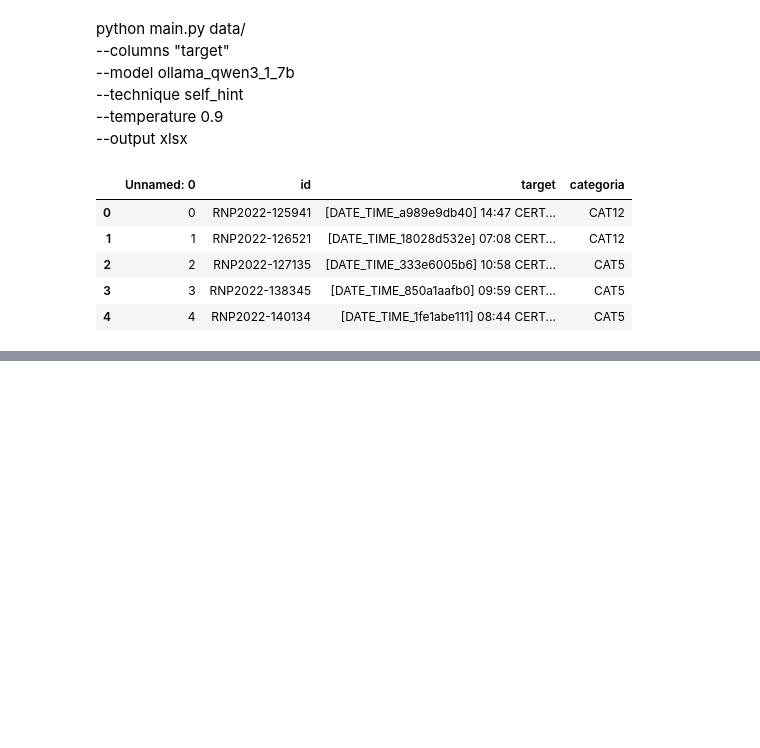
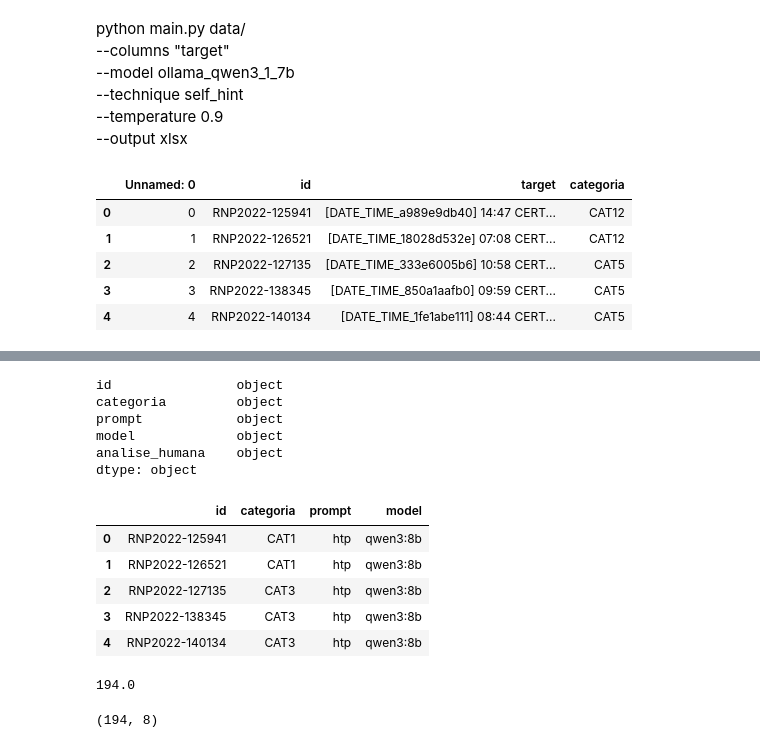
Before and after one commit to AILabs4All/FrameworkPE, a Jupyter notebook: teste_.ipynb, the cells around one changed output, grey strips where cells are left out. Saved outputs shown, nothing was run; the diff lists cells and outputs as text; code cells hidden in the pictures; blank space fills up the shorter version.

```diff
--- a/teste_.ipynb
+++ b/teste_.ipynb
@@ -176,0 +260,44 @@ pd.read_excel("data/5_incidentes.xlsx")
+# %%
+df_deepseek.dtypes
+# %% [output]
+id                object
+categoria         object
+prompt            object
+model             object
+analise_humana    object
+dtype: object
+# %%
+model_name = "qwen3:8b"
+df_htp_qwen = pd.read_excel(f"resultados_ollama_qwen3_8b_hypothesis_testing.xlsx")
+df_htp_qwen.drop_duplicates(subset='id', keep='first', inplace=True)
+df_htp_qwen["prompt"] = 'htp'
+df_php_qwen  = pd.read_excel(f"resultados_ollama_qwen3_8b_progressive_hint.xlsx")
+df_php_qwen.drop_duplicates(subset='id', keep='first', inplace=True)
+df_php_qwen["prompt"] = 'php'
+df_prp_qwen = pd.read_excel(f"resultados_ollama_qwen3_8b_progressive_rectification.xlsx")
+df_prp_qwen.drop_duplicates(subset='id', keep='first', inplace=True)
+df_prp_qwen["prompt"] = 'prp'
+df_shp_qwen =  pd.read_excel(f"resultados_ollama_qwen3_8b_self_hint.xlsx")
+df_shp_qwen.drop_duplicates(subset='id', keep='first', inplace=True)
+df_shp_qwen["prompt"] = 'shp'
+
+df_qwen3 = pd.concat([df_htp_qwen, df_php_qwen, df_prp_qwen, df_shp_qwen], ignore_index=True)
+df_qwen3["model"] = model_name
+
+df_qwen3 = df_qwen3[columns_principal]
+df_qwen3.head()
+# %% [output]
+|  | id | categoria | prompt | model |
+| 0 | RNP2022-125941 | CAT1 | htp | qwen3:8b |
+| 1 | RNP2022-126521 | CAT1 | htp | qwen3:8b |
+| 2 | RNP2022-127135 | CAT3 | htp | qwen3:8b |
+| 3 | RNP2022-138345 | CAT3 | htp | qwen3:8b |
+| 4 | RNP2022-140134 | CAT3 | htp | qwen3:8b |
+# %%
+776/4
+# %% [output]
+194.0
+# %%
+df_htp_qwen.shape
+# %% [output]
+(194, 8)
```
Also changed, not shown: parts of 16 cells of this notebook, 16 other files.
